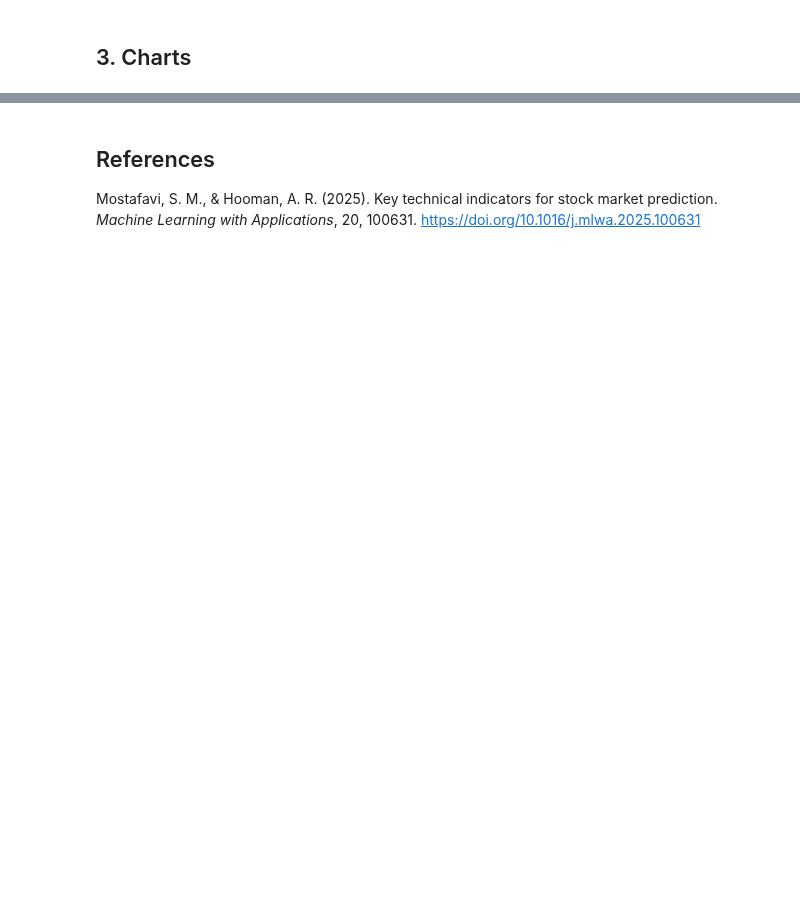
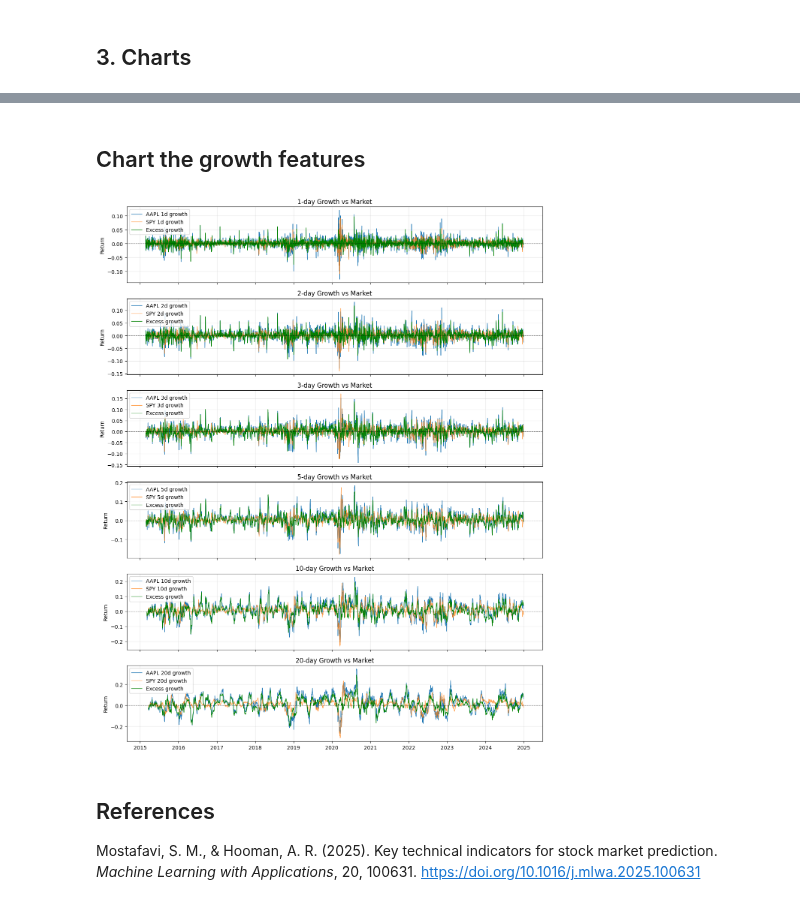
Before and after one commit to iamdavidjackson/financial-bot, a Jupyter notebook: backend/notebooks/01_explore_yfinance_data.ipynb, the cells around one changed output, grey strips where cells are left out. Cells and saved outputs as stored; diff of their text form; code cells hidden in the pictures; blank space fills up the shorter version.

Commit message:
add growth features

```diff
--- a/backend/notebooks/01_explore_yfinance_data.ipynb
+++ b/backend/notebooks/01_explore_yfinance_data.ipynb
@@ -6,9 +6,13 @@ Fetch OHLCV data for a ticker and compute metrics.
 import yfinance as yf
 import pandas as pd
 
+# Define constants - use Apple ticker
 TICKER = 'AAPL'
 TRAIN_START = '2015-01-01'
 TEST_END = '2024-12-31'
+
+MARKET_TICKER = 'SPY'
+GROWTH_WINDOWS = [1, 2, 3, 5, 10, 20]
 # %%
 %pip install yfinance pandas ta matplotlib
 # %% [output]
@@ -311,3 +481,26 @@ plt.show()
+# %% [markdown]
+## Chart the growth features
+# %%
+fig, axes = plt.subplots(len(GROWTH_WINDOWS), 1, figsize=(12, 2.5 * len(GROWTH_WINDOWS)), sharex=True)
+
+for ax, window in zip(axes, GROWTH_WINDOWS):
+    stock_col = f'growth_{window}d'
+    market_col = f'market_growth_{window}d'
+    excess_col = f'excess_growth_vs_market_{window}d'
+
+    ax.plot(features.index, features[stock_col], label=f'{TICKER} {window}d growth', linewidth=0.9)
+    ax.plot(features.index, features[market_col], label=f'{MARKET_TICKER} {window}d growth', linewidth=0.9, alpha=0.75)
+    ax.plot(features.index, features[excess_col], label='Excess growth', linewidth=0.9, color='green')
+
+    ax.axhline(0, color='black', linestyle=':', linewidth=0.8)
+    ax.set_title(f'{window}-day Growth vs Market')
+    ax.set_ylabel('Return')
+    ax.legend(loc='upper left')
+
+plt.tight_layout()
+plt.show()
+# %% [output]
+[figure, added]
 # %% [markdown]
 ## References
 
```
Also changed, not shown: parts of 23 cells of this notebook, 1 other file.
